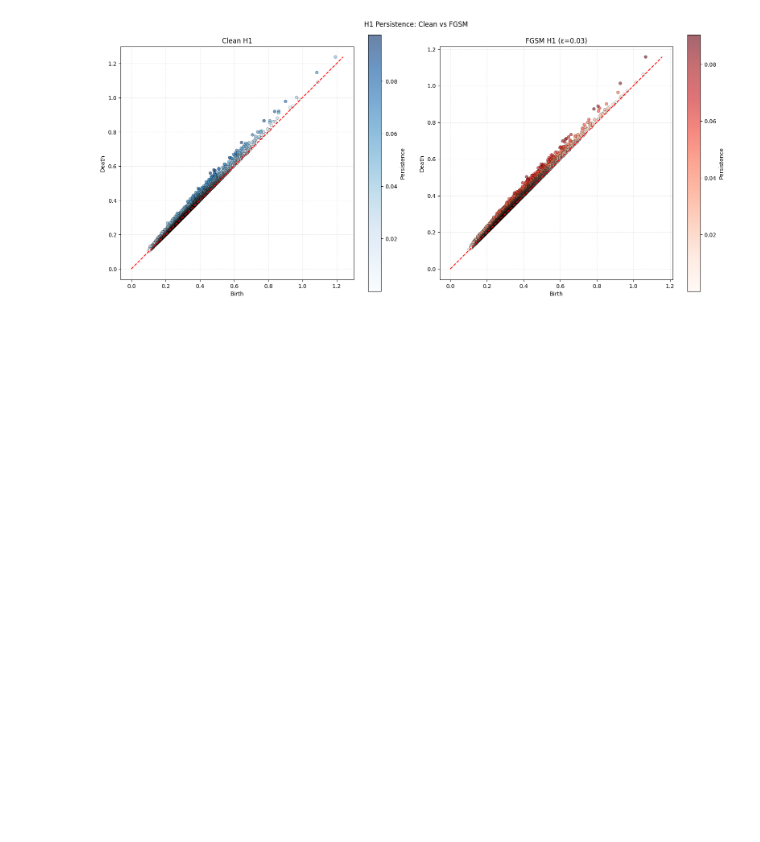
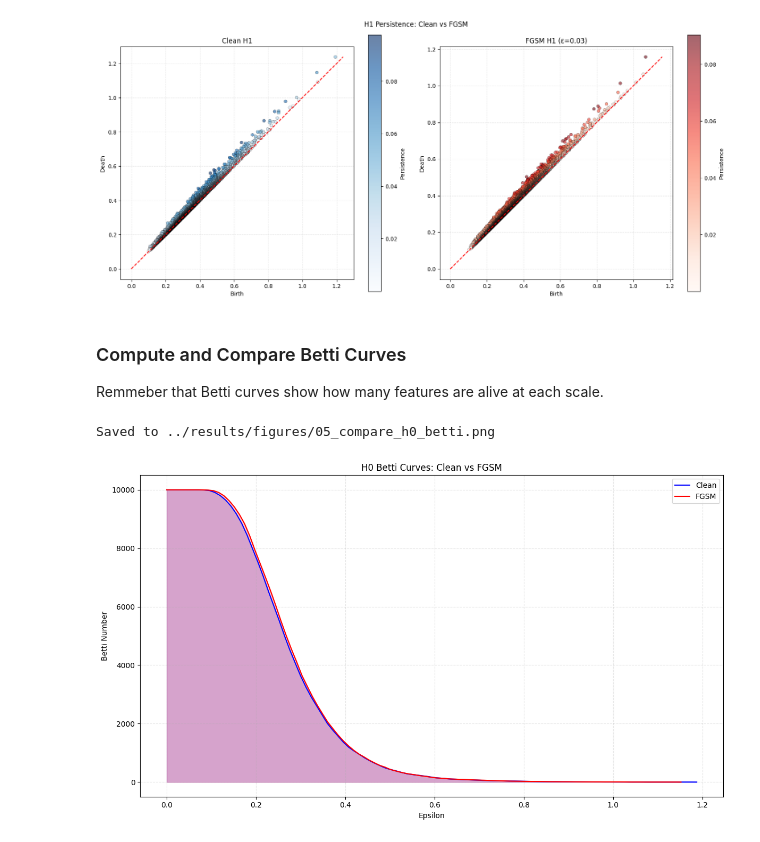
Before and after one commit to ShawarmaOnGit/tda-adversarial-detection, a Jupyter notebook: notebooks/05_fgsm_topology.ipynb, the cells around one changed output. Drawn from its saved outputs; the diff is of its cells as text; code cells hidden in the pictures; blank space fills up the shorter version.

Commit message:
feat: Compute betti curves for H0 and H1 and compare them

```diff
--- a/notebooks/05_fgsm_topology.ipynb
+++ b/notebooks/05_fgsm_topology.ipynb
@@ -200,3 +200,31 @@ compare_persistence_diagrams(
 # %% [output]
 Saved to ../results/figures/05_compare_h1_diagrams.png
 [figure]
+# %% [markdown]
+### Compute and Compare Betti Curves
+
+Remmeber that Betti curves show how many features are alive at each scale.
+# %%
+# Betti curves for FGSM
+epsilons_fgsm_h0, betti_fgsm_h0 = compute_betti_numbers(fgsm_h0)
+epsilons_fgsm_h1, betti_fgsm_h1 = compute_betti_numbers(fgsm_h1)
+
+# Betti curves for clean (if not already done)
+epsilons_clean_h0, betti_clean_h0 = compute_betti_numbers(clean_h0)
+epsilons_clean_h1, betti_clean_h1 = compute_betti_numbers(clean_h1)
+# %%
+# Compare H0 Betti curves:
+
+compare_betti_curves(
+    epsilons_clean_h0,
+    betti_clean_h0,
+    epsilons_fgsm_h0,
+    betti_fgsm_h0,
+    label1="Clean",
+    label2="FGSM",
+    title="H0 Betti Curves: Clean vs FGSM",
+    save_path="../results/figures/05_compare_h0_betti.png"
+)
+# %% [output]
+Saved to ../results/figures/05_compare_h0_betti.png
+[figure, added]
```
Also changed, not shown: parts of 1 cell of this notebook, 2 other files.
